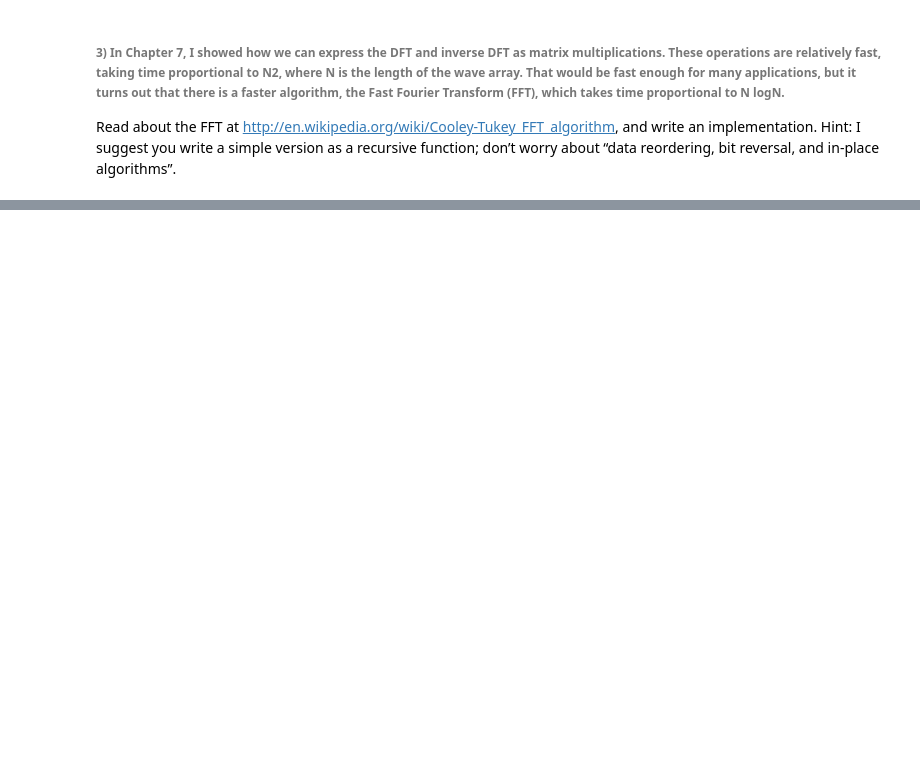
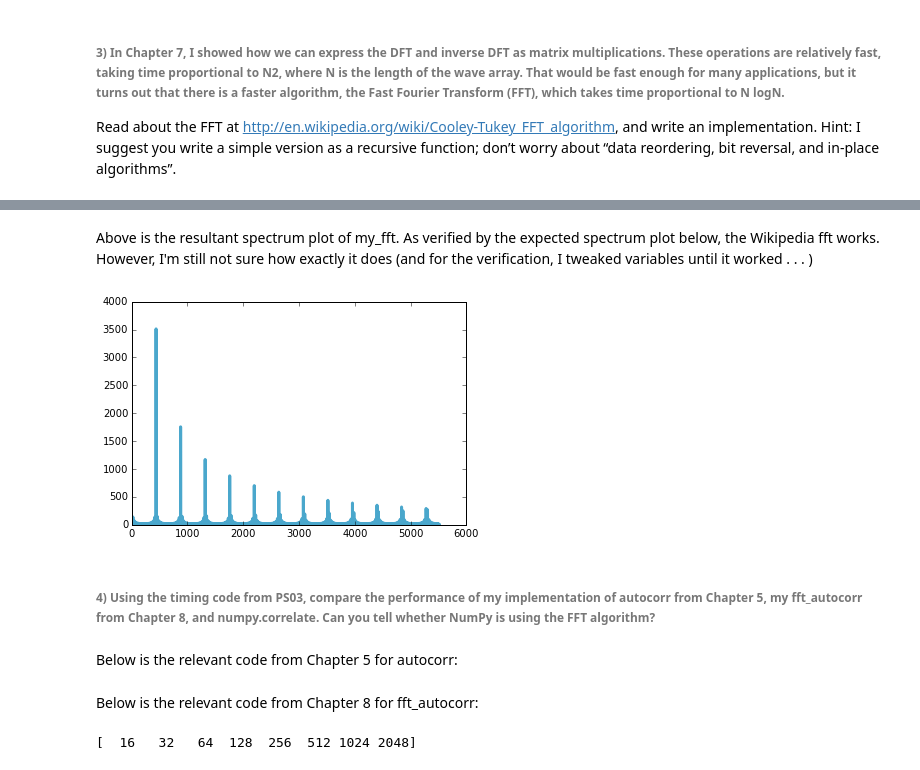
Before and after one commit to jenwei/ThinkDSP, a Jupyter notebook: code/ps04.ipynb, the cells around one changed output, grey strips where cells are left out. Drawn from its saved outputs; the diff is of its cells as text; code cells hidden in the pictures; blank space fills up the shorter version.

```diff
--- a/code/ps04.ipynb
+++ b/code/ps04.ipynb
@@ -24,0 +157,10 @@ Read about the FFT at http://en.wikipedia.org/wiki/Cooley-Tukey_FFT_algorithm, a
+# %% [markdown]
+Above is the resultant spectrum plot of my_fft. As verified by the expected spectrum plot below, the Wikipedia fft works. However, I'm still not sure how exactly it does (and for the verification, I tweaked variables until it worked . . . )
+# %%
+test.make_wave().make_spectrum().plot()
+# %% [output]
+[figure, added]
+# %% [markdown]
+###### 4) Using the timing code from PS03, compare the performance of my implementation of autocorr from Chapter 5, my fft_autocorr from Chapter 8, and numpy.correlate.  Can you tell whether NumPy is using the FFT algorithm?
+# %% [markdown]
+Below is the relevant code from Chapter 5 for autocorr:
@@ -24,0 +188,2 @@ Read about the FFT at http://en.wikipedia.org/wiki/Cooley-Tukey_FFT_algorithm, a
+# %% [markdown]
+Below is the relevant code from Chapter 8 for fft_autocorr:
@@ -24,0 +211,8 @@ Read about the FFT at http://en.wikipedia.org/wiki/Cooley-Tukey_FFT_algorithm, a
+# %%
+signal = thinkdsp.UncorrelatedGaussianNoise()
+noise = signal.make_wave(duration=1.0)
+
+ns = 2 ** numpy.arange(4, 12)
+print(ns)
+# %% [output]
+[  16   32   64  128  256  512 1024 2048]
```
Also changed, not shown: parts of 32 cells of this notebook.
